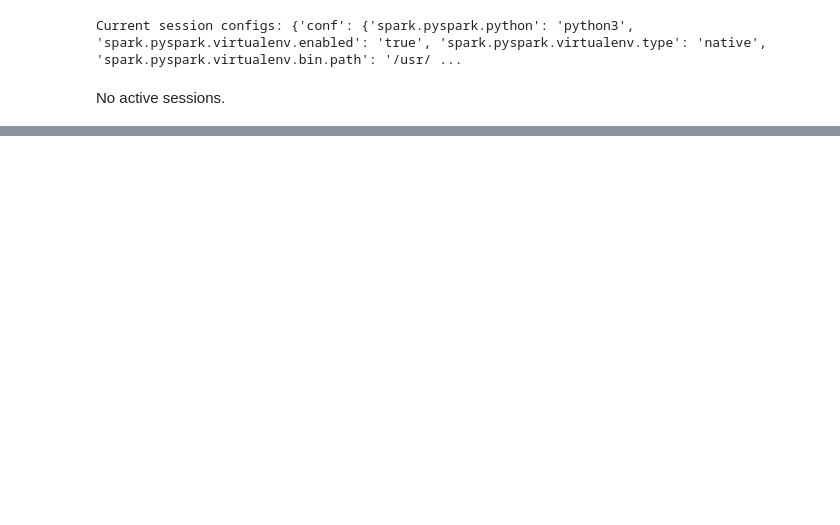
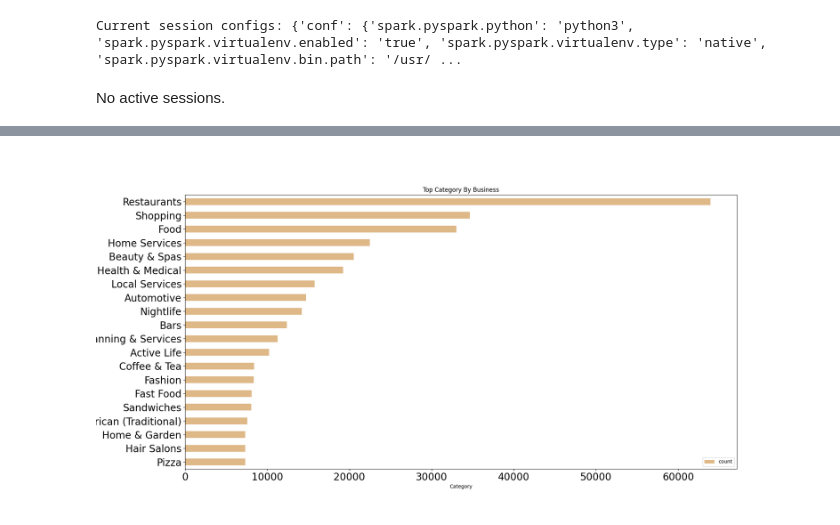
Before and after one commit to Charlotte-01/STA9760_Project2_Yelp_Data_Analysis, a Jupyter notebook: Analysis.ipynb, the cells around one changed output, grey strips where cells are left out. Cells and saved outputs as stored; diff of their text form; code cells hidden in the pictures; blank space fills up the shorter version.

```diff
--- a/Analysis.ipynb
+++ b/Analysis.ipynb
@@ -80,0 +93,2 @@ Successfully installed cycler-0.10.0 kiwisolver-1.2.0 matplotlib-3.2.1 pyparsing
+# %%
+df=spark.read.json('s3://sta9760-data/yelp_academic_dataset_business.json')
@@ -80,0 +211,7 @@ Successfully installed cycler-0.10.0 kiwisolver-1.2.0 matplotlib-3.2.1 pyparsing
+# %%
+from pyspark.sql.functions import split, explode
+
+category_1 = df.select(
+"business_id",explode(split(df.categories, ', '))\
+                                       .alias('category'))
+category_1.show()
@@ -80,0 +298,5 @@ Successfully installed cycler-0.10.0 kiwisolver-1.2.0 matplotlib-3.2.1 pyparsing
+# %%
+temp = category_1 .groupby('category')\
+                    .count()\
+                    .orderBy(['count'], ascending = False)
+temp.show(20)
@@ -80,0 +322,8 @@ Successfully installed cycler-0.10.0 kiwisolver-1.2.0 matplotlib-3.2.1 pyparsing
+# %%
+df_plt=temp.toPandas().sort_values(by='count',ascending=False).head(20).sort_values(by='count',ascending=True)\
+.plot(x='category',y='count',kind='barh',fontsize=20,figsize=(20, 10), color = 'burlywood')
+plt.ylabel('Count')
+plt.xlabel('Category')
+plt.title('Top Category By Business')
+%matplot plt
+# %% [output]
@@ -80,0 +331 @@ Successfully installed cycler-0.10.0 kiwisolver-1.2.0 matplotlib-3.2.1 pyparsing
+[figure, added]
```
Also changed, not shown: parts of 63 cells of this notebook, 1 other file.
